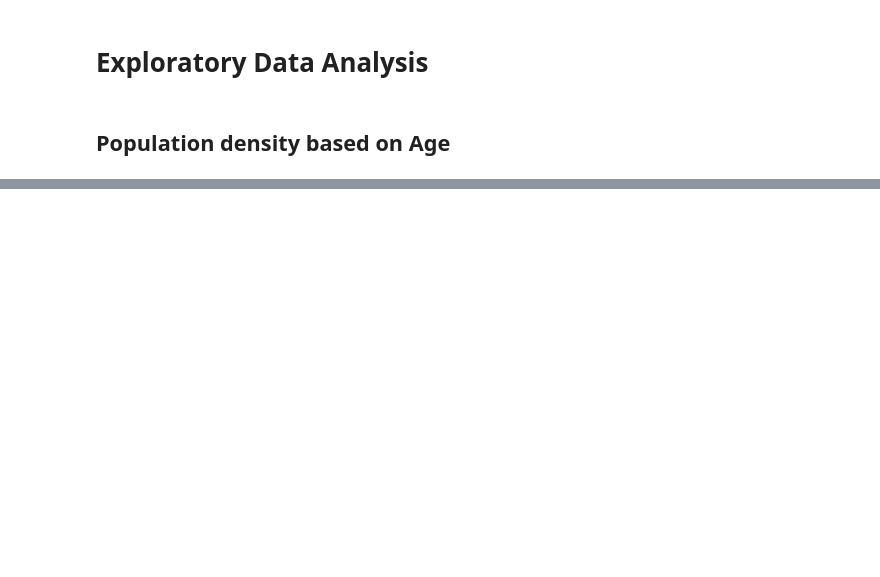
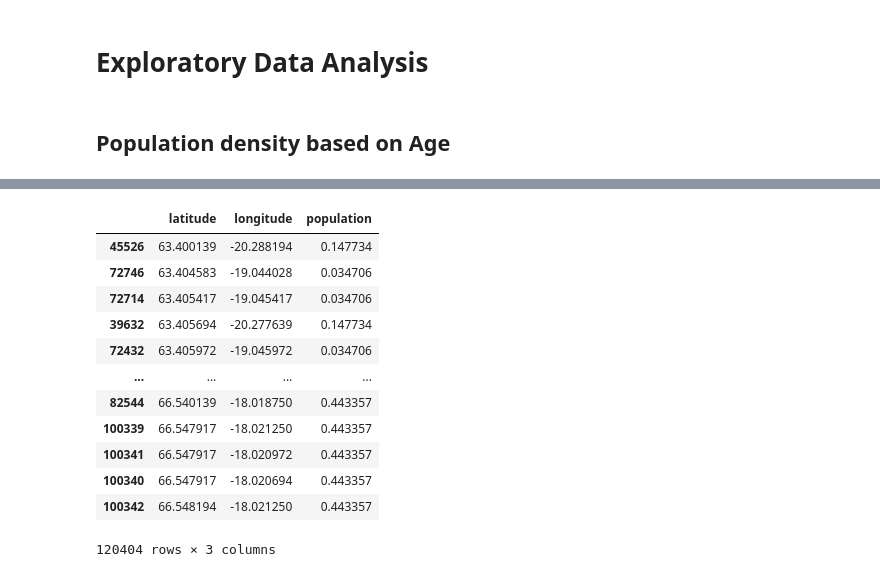
Before and after one commit to abeljoshua20/Population-Density-Analysis, a Jupyter notebook: MP2_Abel Europe.ipynb, the cells around one changed output, grey strips where cells are left out. Saved outputs shown, nothing was run; the diff lists cells and outputs as text; code cells hidden in the pictures; blank space fills up the shorter version.

```diff
--- a/MP2_Abel Europe.ipynb
+++ b/MP2_Abel Europe.ipynb
@@ -292,0 +16299,16 @@ warnings.filterwarnings('ignore')
+# %%
+df_countries_child['ISL'].compute().sort_values(['latitude', 'longitude'])
+# %% [output]
+|  | latitude | longitude | population |
+| 45526 | 63.400139 | -20.288194 | 0.147734 |
+| 72746 | 63.404583 | -19.044028 | 0.034706 |
+| 72714 | 63.405417 | -19.045417 | 0.034706 |
+| 39632 | 63.405694 | -20.277639 | 0.147734 |
+| 72432 | 63.405972 | -19.045972 | 0.034706 |
+| ... | ... | ... | ... |
+| 82544 | 66.540139 | -18.018750 | 0.443357 |
+| 100339 | 66.547917 | -18.021250 | 0.443357 |
+| 100341 | 66.547917 | -18.020972 | 0.443357 |
+| 100340 | 66.547917 | -18.020694 | 0.443357 |
+| 100342 | 66.548194 | -18.021250 | 0.443357 |
+120404 rows × 3 columns
```
Also changed, not shown: parts of 47 cells of this notebook, 2 other files.
